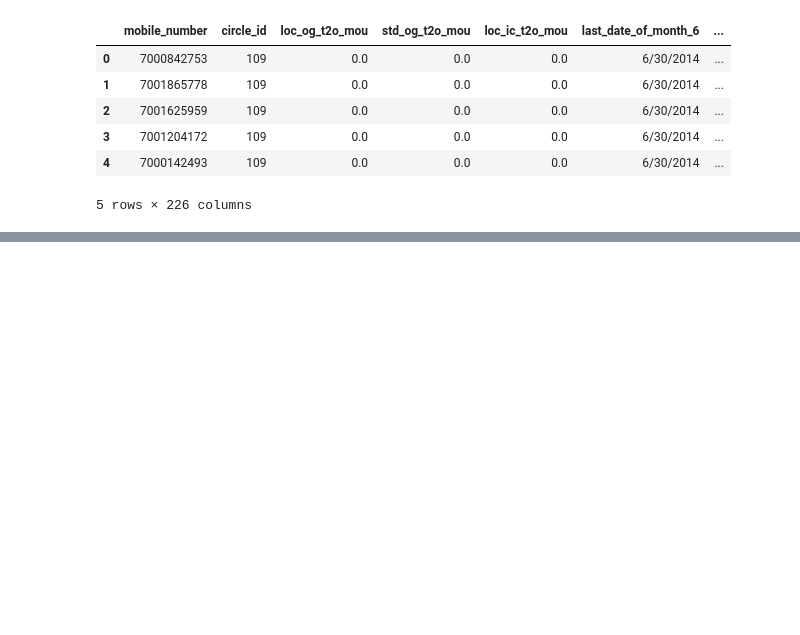
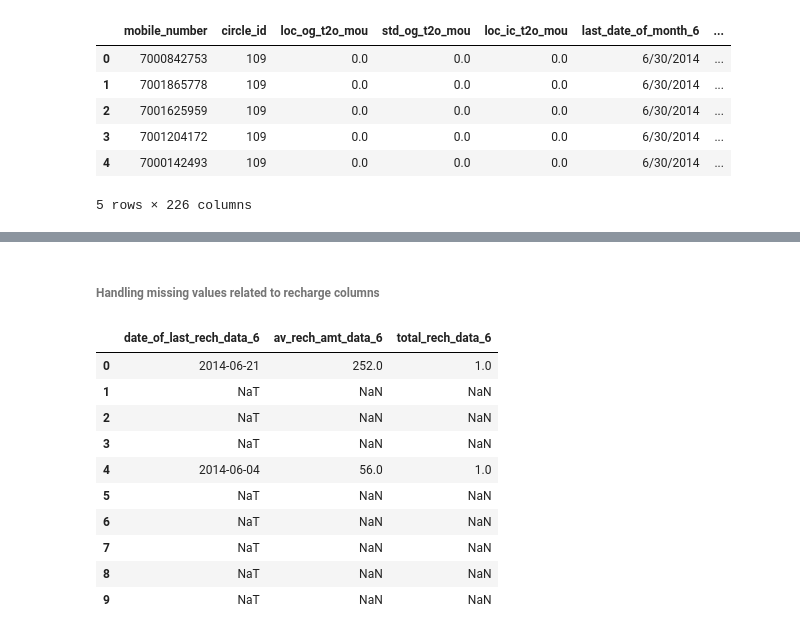
Before and after one commit to rajeshi/case_study_telcom_churn_ml2, a Jupyter notebook: Churn_UseCase_Machine_Learning_II.ipynb, the cells around one changed output, grey strips where cells are left out. Cells and saved outputs as stored; diff of their text form; code cells hidden in the pictures; blank space fills up the shorter version.

```diff
--- a/Churn_UseCase_Machine_Learning_II.ipynb
+++ b/Churn_UseCase_Machine_Learning_II.ipynb
@@ -30,5 +30,5 @@ from sklearn.decomposition import PCA
 from sklearn.decomposition import IncrementalPCA
 from sklearn.linear_model import LogisticRegression
 # %%
-telecom_df = pd.read_csv('telecom_churn_data.csv')
+telecom_data = pd.read_csv('telecom_churn_data.csv')
 # %%
@@ -43,0 +198,16 @@ telecom_df.head()
+# %% [markdown]
+###### Handling missing values related to recharge columns
+# %%
+telecom_data[['date_of_last_rech_data_6','av_rech_amt_data_6','total_rech_data_6']].head(10)
+# %% [output]
+|  | date_of_last_rech_data_6 | av_rech_amt_data_6 | total_rech_data_6 |
+| 0 | 2014-06-21 | 252.0 | 1.0 |
+| 1 | NaT | NaN | NaN |
+| 2 | NaT | NaN | NaN |
+| 3 | NaT | NaN | NaN |
+| 4 | 2014-06-04 | 56.0 | 1.0 |
+| 5 | NaT | NaN | NaN |
+| 6 | NaT | NaN | NaN |
+| 7 | NaT | NaN | NaN |
+| 8 | NaT | NaN | NaN |
+| 9 | NaT | NaN | NaN |
```
Also changed, not shown: parts of 36 cells of this notebook, 1 other file.
